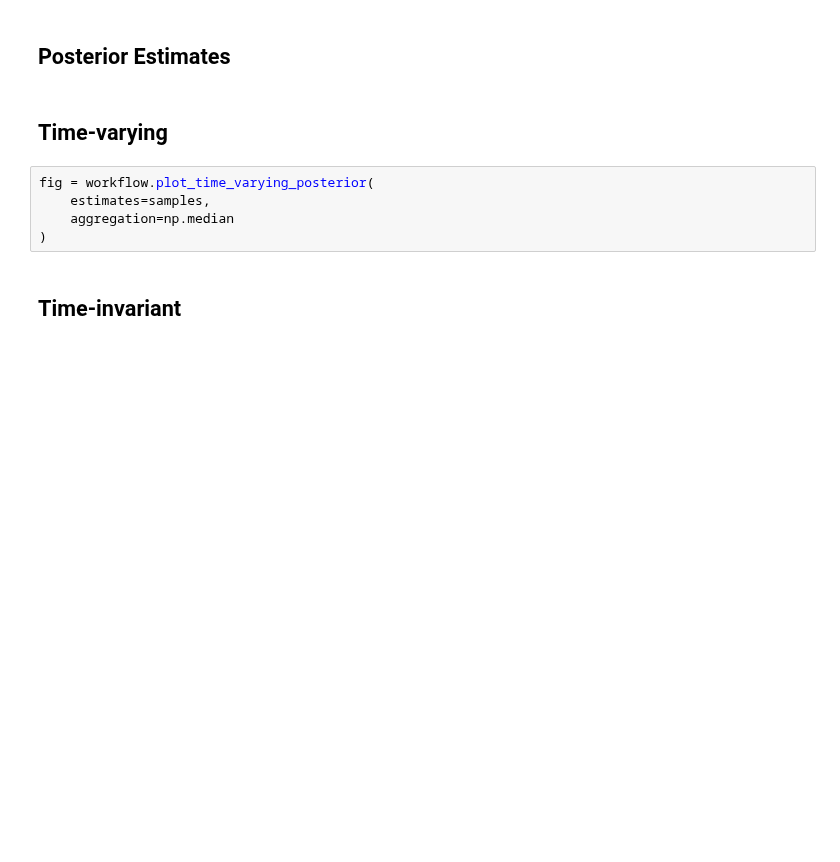
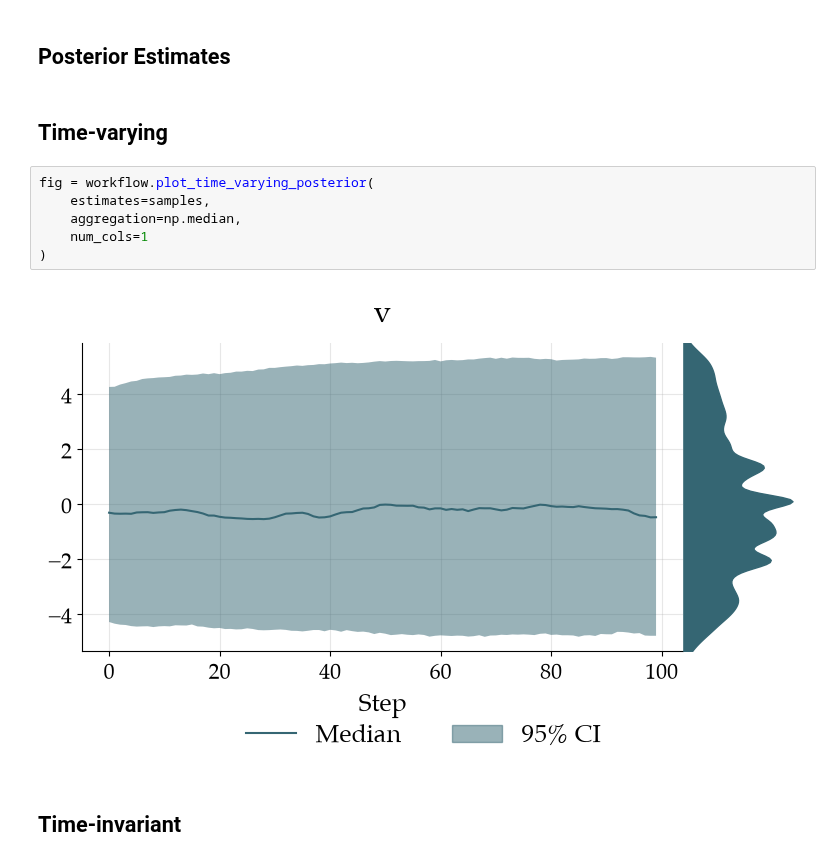
Before and after one commit to LuSchumacher/superstats, a Jupyter notebook: examples/minimal_workflow_demo.ipynb, the cells around one changed output. Saved outputs shown, nothing was run; the diff lists cells and outputs as text; blank space fills up the shorter version.

```diff
--- a/examples/minimal_workflow_demo.ipynb
+++ b/examples/minimal_workflow_demo.ipynb
@@ -241,8 +244,11 @@ fig = sup.diagnostics.plot_posterior_resimulation(
 # %%
 fig = workflow.plot_time_varying_posterior(
     estimates=samples,
-    aggregation=np.median
+    aggregation=np.median,
+    num_cols=1
 )
+# %% [output]
+[figure, added]
 # %% [markdown]
 ## Time-invariant
 # %%
```
Also changed, not shown: parts of 10 cells of this notebook.
